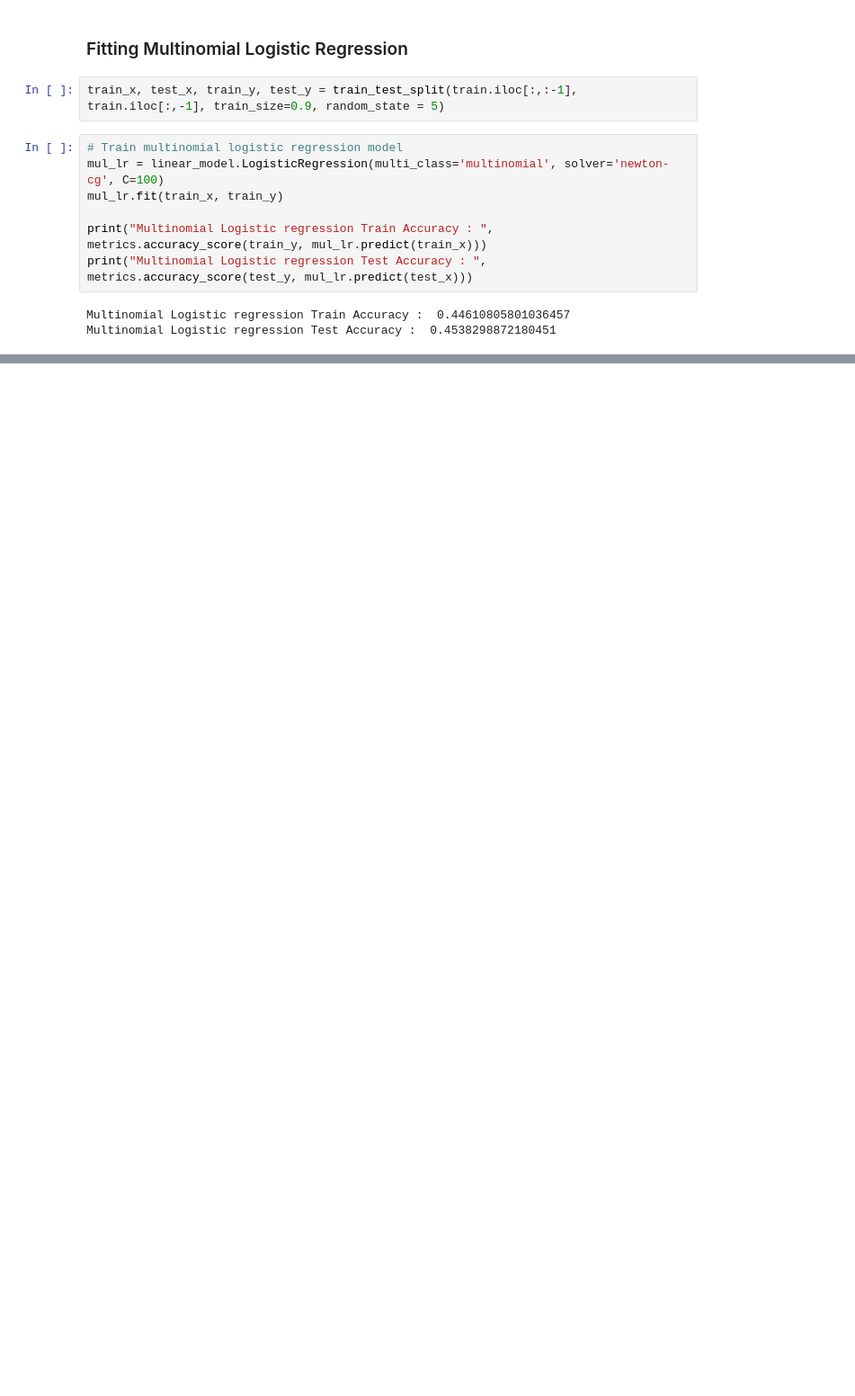
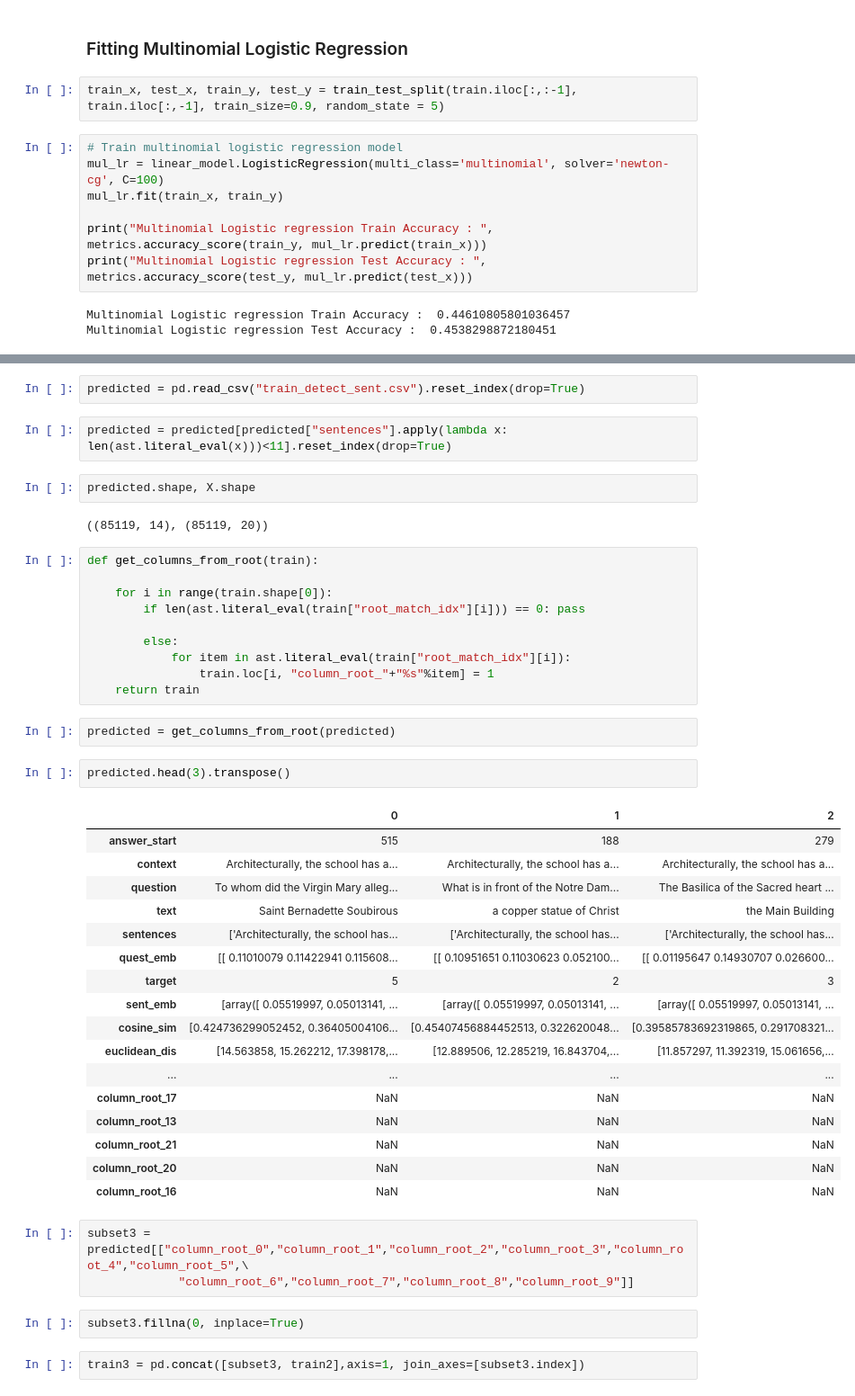
Before and after one commit to aswalin/SQuAD, a Jupyter notebook: logistic_regression.ipynb, the cells around one changed output, grey strips where cells are left out. Shown at 90% size. Drawn from its saved outputs; the diff is of its cells as text; blank space fills up the shorter version.

```diff
--- a/logistic_regression.ipynb
+++ b/logistic_regression.ipynb
@@ -102,0 +228,47 @@ Multinomial Logistic regression Test Accuracy :  0.4538298872180451
+# %%
+predicted = pd.read_csv("train_detect_sent.csv").reset_index(drop=True)
+# %%
+predicted = predicted[predicted["sentences"].apply(lambda x: len(ast.literal_eval(x)))<11].reset_index(drop=True)
+# %%
+predicted.shape, X.shape
+# %% [output]
+((85119, 14), (85119, 20))
+# %%
+def get_columns_from_root(train):
+
+    for i in range(train.shape[0]):
+        if len(ast.literal_eval(train["root_match_idx"][i])) == 0: pass
+
+        else:
+            for item in ast.literal_eval(train["root_match_idx"][i]):
+                train.loc[i, "column_root_"+"%s"%item] = 1
+    return train
+# %%
+predicted = get_columns_from_root(predicted)
+# %%
+predicted.head(3).transpose()
+# %% [output]
+|  | 0 | 1 | 2 |
+| answer_start | 515 | 188 | 279 |
+| context | Architecturally, the school has a... | Architecturally, the school has a... | Architecturally, the school has a... |
+| question | To whom did the Virgin Mary alleg... | What is in front of the Notre Dam... | The Basilica of the Sacred heart ... |
+| text | Saint Bernadette Soubirous | a copper statue of Christ | the Main Building |
+| sentences | ['Architecturally, the school has... | ['Architecturally, the school has... | ['Architecturally, the school has... |
+| quest_emb | [[ 0.11010079 0.11422941 0.115608... | [[ 0.10951651 0.11030623 0.052100... | [[ 0.01195647 0.14930707 0.026600... |
+| target | 5 | 2 | 3 |
+| sent_emb | [array([ 0.05519997, 0.05013141, ... | [array([ 0.05519997, 0.05013141, ... | [array([ 0.05519997, 0.05013141, ... |
+| cosine_sim | [0.424736299052452, 0.36405004106... | [0.45407456884452513, 0.322620048... | [0.39585783692319865, 0.291708321... |
+| euclidean_dis | [14.563858, 15.262212, 17.398178,... | [12.889506, 12.285219, 16.843704,... | [11.857297, 11.392319, 15.061656,... |
+| ... | ... | ... | ... |
+| column_root_17 | NaN | NaN | NaN |
+| column_root_13 | NaN | NaN | NaN |
+| column_root_21 | NaN | NaN | NaN |
+| column_root_20 | NaN | NaN | NaN |
+| column_root_16 | NaN | NaN | NaN |
+# %%
+subset3 = predicted[["column_root_0","column_root_1","column_root_2","column_root_3","column_root_4","column_root_5",\
+             "column_root_6","column_root_7","column_root_8","column_root_9"]]
+# %%
+subset3.fillna(0, inplace=True)
+# %%
+train3 = pd.concat([subset3, train2],axis=1, join_axes=[subset3.index])
```
Also changed, not shown: parts of 25 cells of this notebook, 1 other file.
